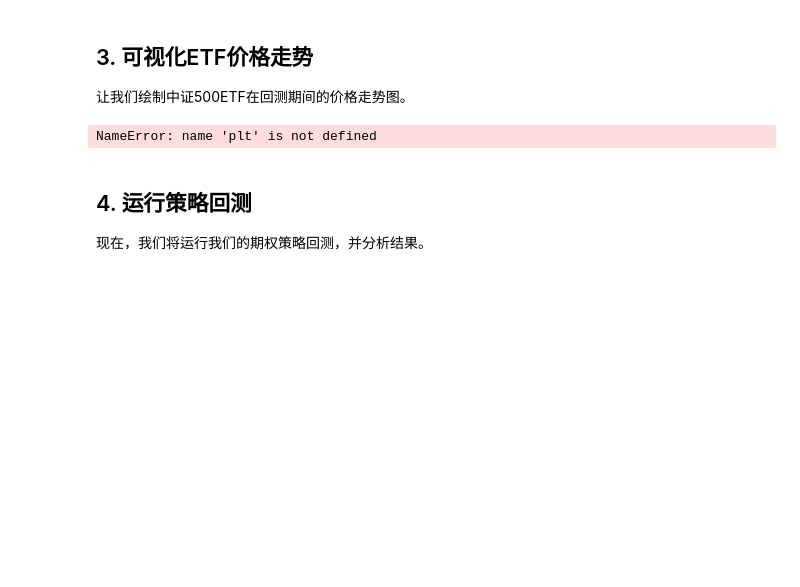
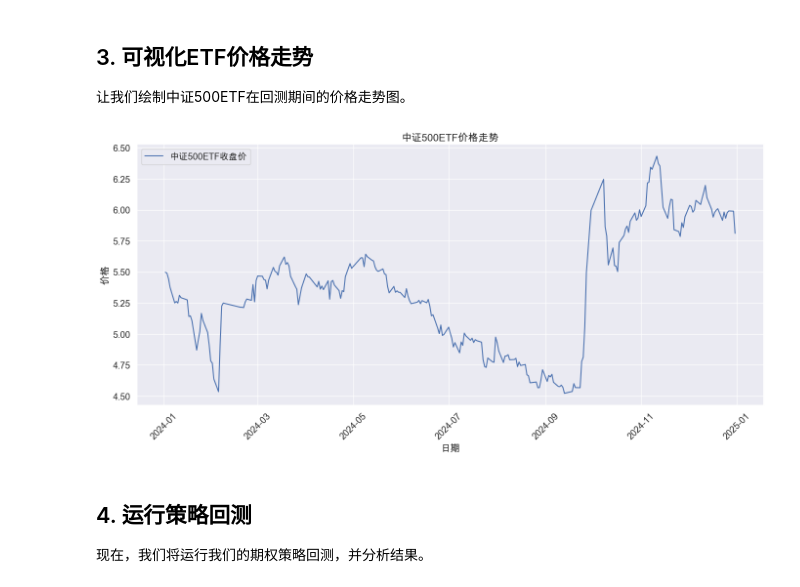
Before and after one commit to squallsyttt/backtestProj, a Jupyter notebook: notebooks/strategy_analysis500.ipynb, the cells around one changed output. Saved outputs shown, nothing was run; the diff lists cells and outputs as text; code cells hidden in the pictures; blank space fills up the shorter version.

```diff
--- a/notebooks/strategy_analysis500.ipynb
+++ b/notebooks/strategy_analysis500.ipynb
@@ -45,9 +45,9 @@ plt.rcParams['axes.unicode_minus'] = False
 start_date = '20240101'
 end_date = '20241231'
 # 标的映射 500 1000 为对应的中证etf
-etf_type = 500
+etf_type = '500'
 exchange = 'SSE'
 
 fetcher = DataFetcher()
 
-test_data = fetcher.prepare_backtest_data_origin(start_date, end_date ,etf_type, exchange)
+etf_data, merged_opt_data = fetcher.prepare_backtest_data_origin(start_date, end_date ,etf_type, exchange)
@@ -57,13 +63,12 @@ test_data = fetcher.prepare_backtest_data_origin(start_date, end_date ,etf_type,
 让我们先看看ETF和期权数据的基本情况。
 # %%
 # 加载ETF数据
-etf_df = pd.read_csv(etf_data_file)
-etf_df['trade_date'] = pd.to_datetime(etf_df['trade_date'])
+etf_data['trade_date'] = pd.to_datetime(etf_data['trade_date'])
 
 # 显示ETF数据基本信息
 print("ETF数据基本信息：")
-print(f"数据时间范围：{etf_df['trade_date'].min()} 至 {etf_df['trade_date'].max()}")
-print(f"交易日数量：{len(etf_df)}")
+print(f"数据时间范围：{etf_data['trade_date'].min()} 至 {etf_data['trade_date'].max()}")
+print(f"交易日数量：{len(etf_data)}")
 print("\n前5行数据：")
-etf_df.head()
+etf_data.head()
 # %% [output]
@@ -88,24 +117,24 @@ option_df.head()
 # %%
 plt.figure(figsize=(14, 7))
 
 # 绘制ETF收盘价走势
-plt.plot(etf_df['trade_date'], etf_df['close'], label='中证500ETF收盘价')
+plt.plot(etf_data['trade_date'], etf_data['close'], label='中证500ETF收盘价')
 
 # 添加标题和标签
 plt.title('中证500ETF价格走势', fontsize=15)
 plt.xlabel('日期')
 plt.ylabel('价格')
 plt.grid(True)
 plt.legend()
 
 # 优化x轴日期显示
 plt.xticks(rotation=45)
 plt.tight_layout()
 
 
 plt.show()
 # %% [output]
-NameError: name 'plt' is not defined
+[figure, added]
 # %% [markdown]
 ## 4. 运行策略回测
 
```
Also changed, not shown: parts of 4 cells of this notebook, 1 other file.
